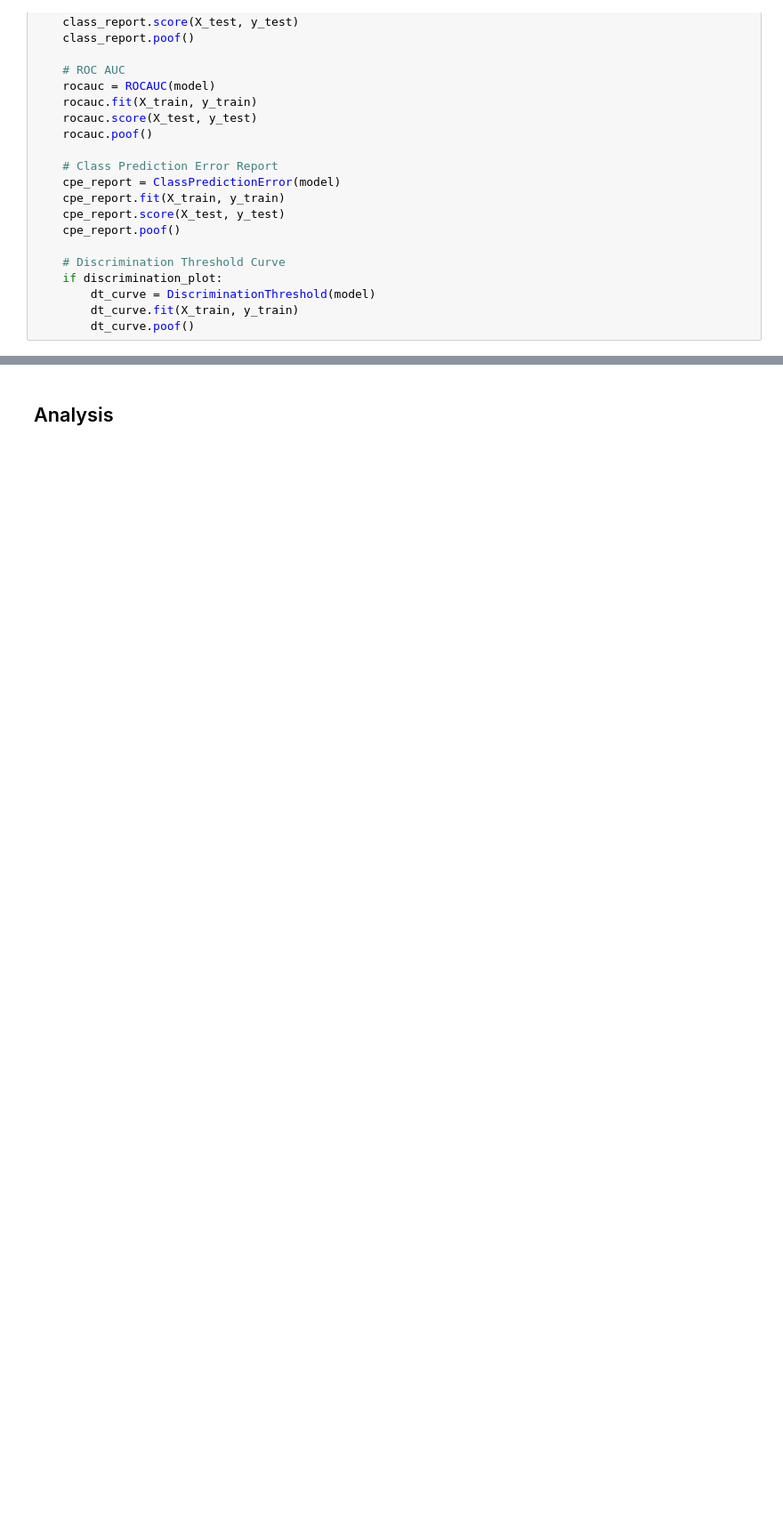
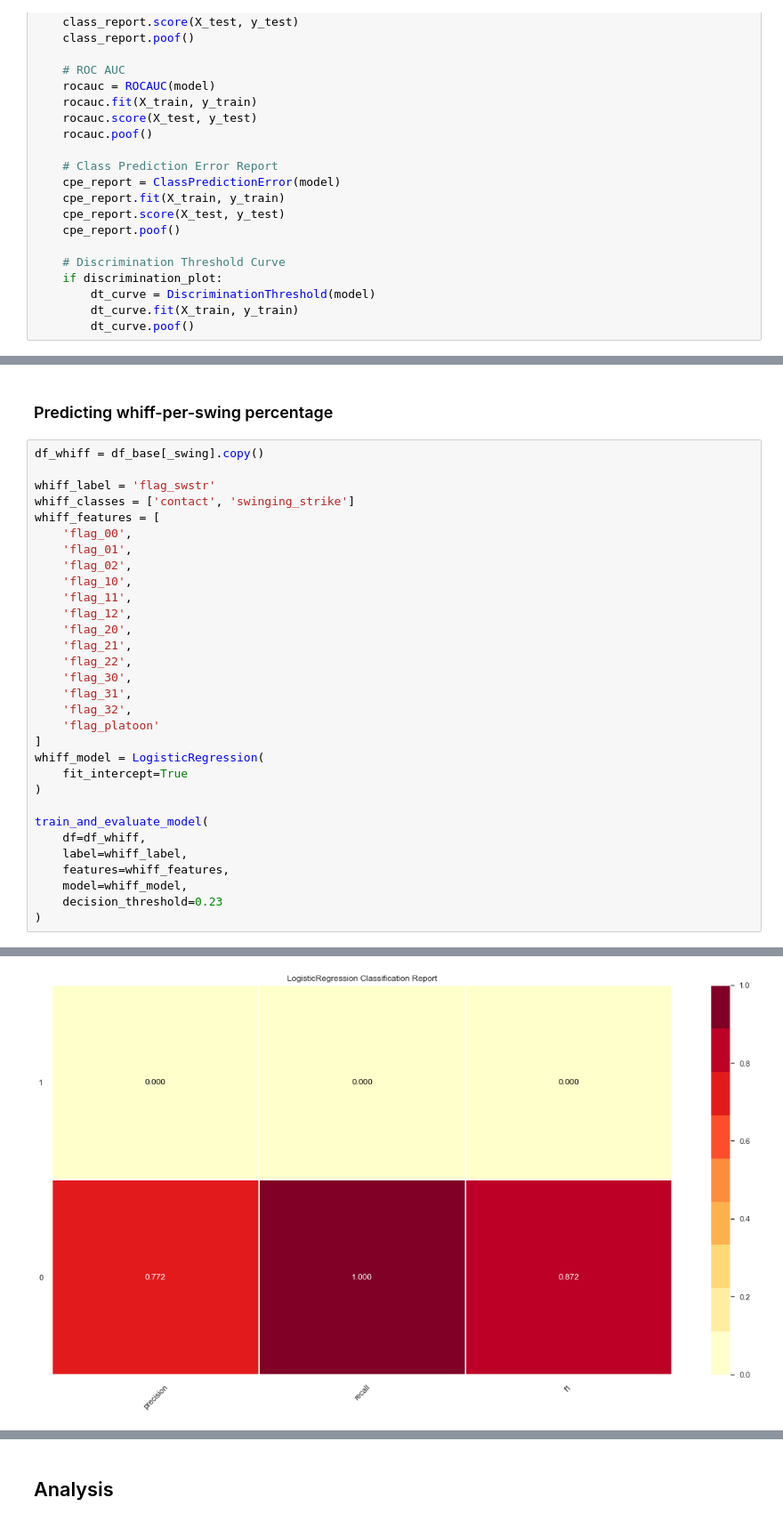
Before and after one commit to anthonydelage/mlb-db-analysis, a Jupyter notebook: notebooks/7.0 - Expected Pitch Effectiveness.ipynb, the cells around one changed output, grey strips where cells are left out. Shown at 89% size. Drawn from its saved outputs; the diff is of its cells as text; blank space fills up the shorter version.

Commit message:
Extend Expected Pitch Effectiveness notebook to cover whiffs-per-swing.

```diff
--- a/notebooks/7.0 - Expected Pitch Effectiveness.ipynb
+++ b/notebooks/7.0 - Expected Pitch Effectiveness.ipynb
@@ -381,0 +394,34 @@ array([[0.88582946, 0.11417054]])
+# %% [markdown]
+### Predicting whiff-per-swing percentage
+# %%
+df_whiff = df_base[_swing].copy()
+
+whiff_label = 'flag_swstr'
+whiff_classes = ['contact', 'swinging_strike']
+whiff_features = [
+    'flag_00',
+    'flag_01',
+    'flag_02',
+    'flag_10',
+    'flag_11',
+    'flag_12',
+    'flag_20',
+    'flag_21',
+    'flag_22',
+    'flag_30',
+    'flag_31',
+    'flag_32',
+    'flag_platoon'
+]
+whiff_model = LogisticRegression(
+    fit_intercept=True
+)
+
+train_and_evaluate_model(
+    df=df_whiff,
+    label=whiff_label,
+    features=whiff_features,
+    model=whiff_model,
+    decision_threshold=0.23
+)
+# %% [output]
@@ -381,0 +445 @@ array([[0.88582946, 0.11417054]])
+[figure, added]
```
Also changed, not shown: parts of 55 cells of this notebook, 6 other files.
